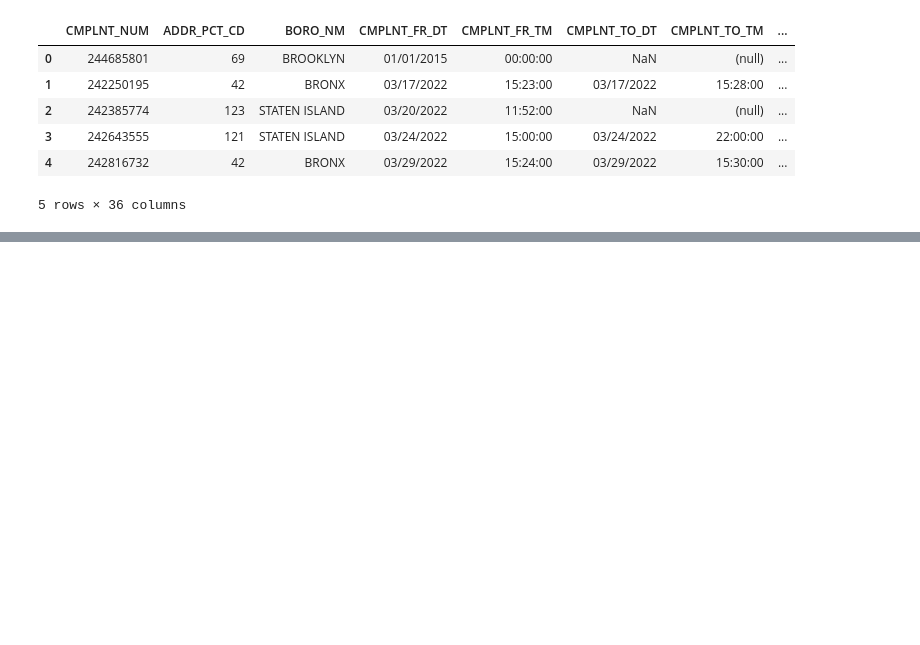
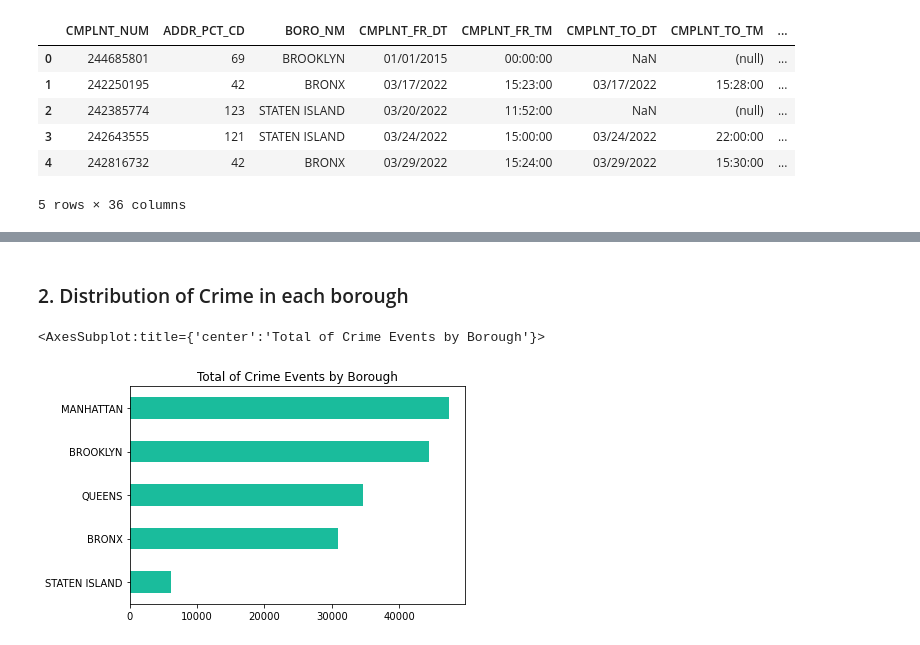
Before and after one commit to chadasravani/IST5520_Group1_NYPD_Complaint_Data, a Jupyter notebook: Project Proposal - Milestone 2.ipynb, the cells around one changed output, grey strips where cells are left out. Drawn from its saved outputs; the diff is of its cells as text; code cells hidden in the pictures; blank space fills up the shorter version.

```diff
--- a/Project Proposal - Milestone 2.ipynb
+++ b/Project Proposal - Milestone 2.ipynb
@@ -37,0 +427,7 @@ df.head()
+# %% [markdown]
+### 2. Distribution of Crime in each borough
+# %%
+df['BORO_NM'].value_counts().sort_values().plot(kind="barh", color = '#1ABC9C', title = 'Total of Crime Events by Borough')
+# %% [output]
+<AxesSubplot:title={'center':'Total of Crime Events by Borough'}>
+[figure, added]
```
Also changed, not shown: parts of 60 cells of this notebook.
